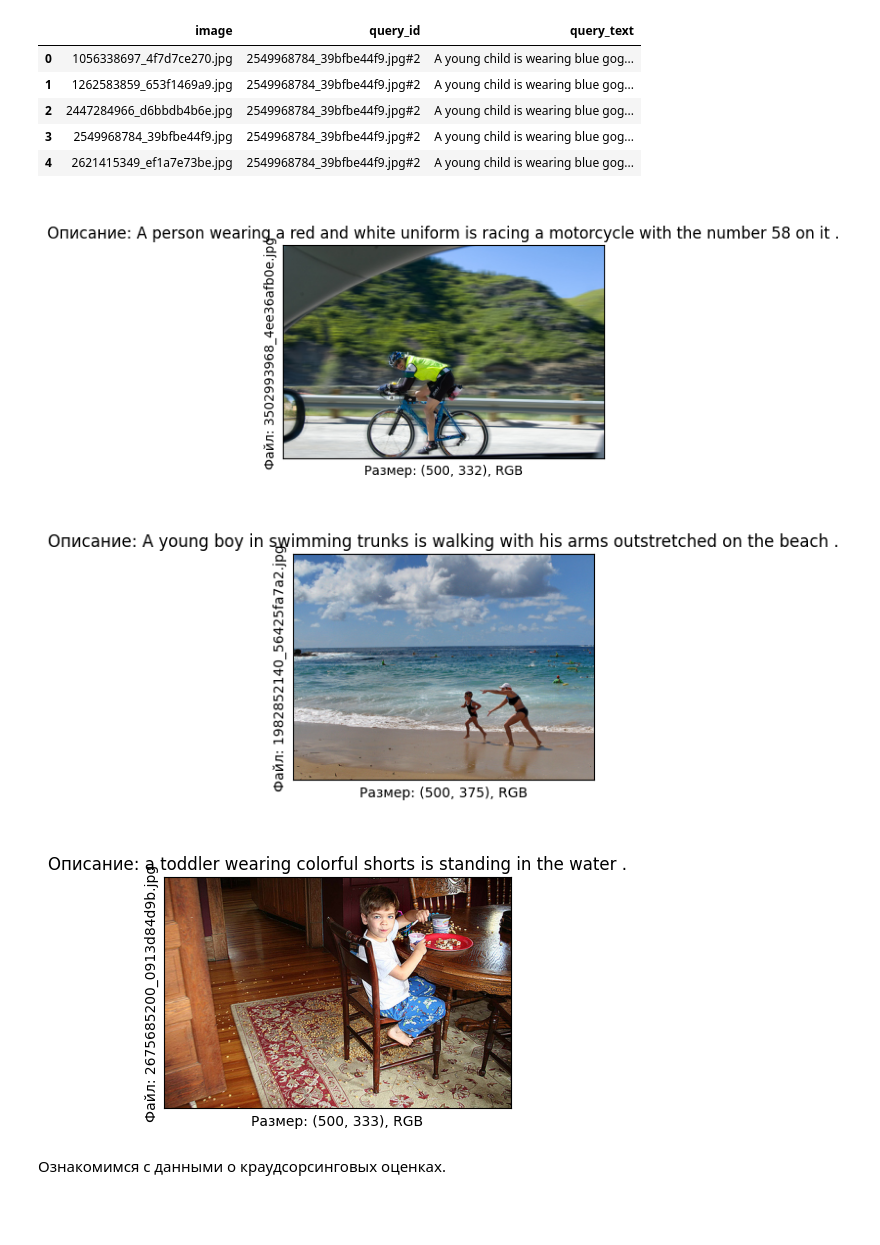
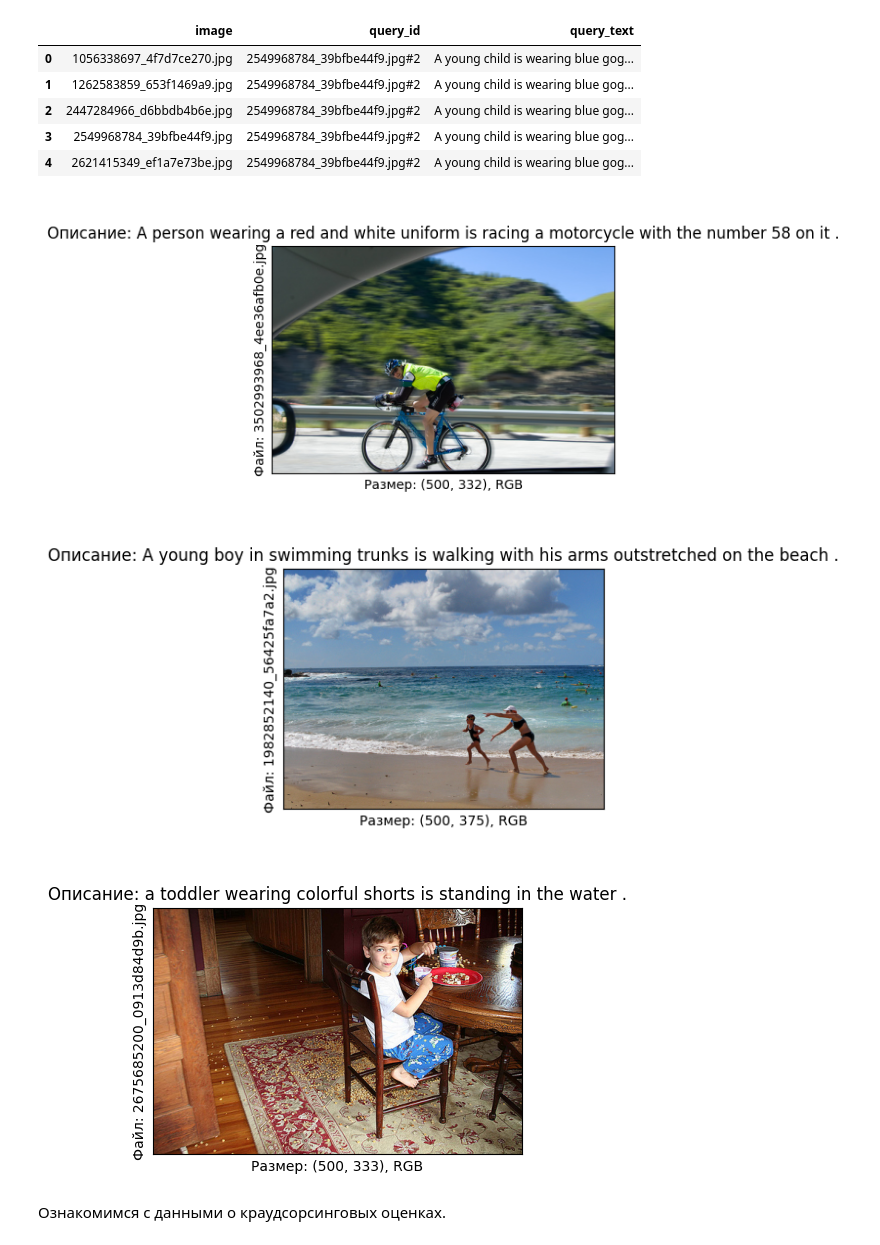
Before and after one commit to siddha-ds/yandex-practicum-projects, a Jupyter notebook: image-search-by-text-description/text_to_image.ipynb, the cells around one changed output. Saved outputs shown, nothing was run; the diff lists cells and outputs as text; code cells hidden in the pictures; blank space fills up the shorter version.

```diff
--- a/image-search-by-text-description/text_to_image.ipynb
+++ b/image-search-by-text-description/text_to_image.ipynb
@@ -115,20 +115,20 @@ memory usage: 136.6+ KB
 # %%
 # Ознакомимся с тренировочными изображениями
 imgs = train_dataset_df.sample(n=n_samples, random_state=RANDOM_STATE)
 for i, img in enumerate(imgs['image']):
-    fig = plt.figure(figsize=(7, 3))
+    fig = plt.figure(figsize=(7, 3.2))
     image = Image.open(PATH + TRAIN_IMG_DIR + img)
     plt.imshow(image)
     plt.title(f'\nОписание: {imgs["query_text"].iloc[i]}')
     plt.xlabel(f'Размер: {image.size}, {image.mode}')
     plt.ylabel(f'Файл: {img}')
     plt.xticks([])
     plt.yticks([])
     plt.show()
 # %% [output]
-[figure, old version]
+[figure, new version]
-[figure, old version]
+[figure, new version]
-[figure, old version]
+[figure, new version]
 # %% [markdown]
 Ознакомимся с данными о краудсорсинговых оценках.
 # %%
```
Also changed, not shown: parts of 3 cells of this notebook, 1 other file.
